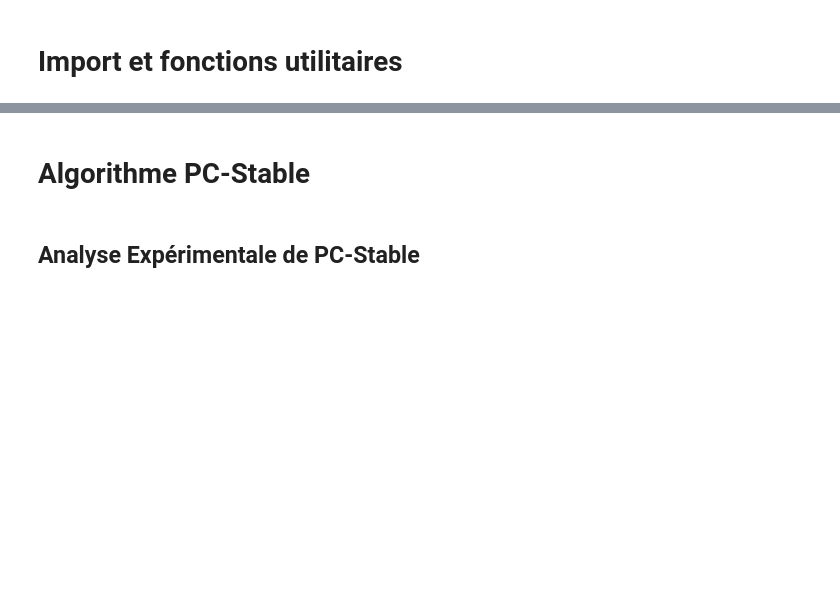
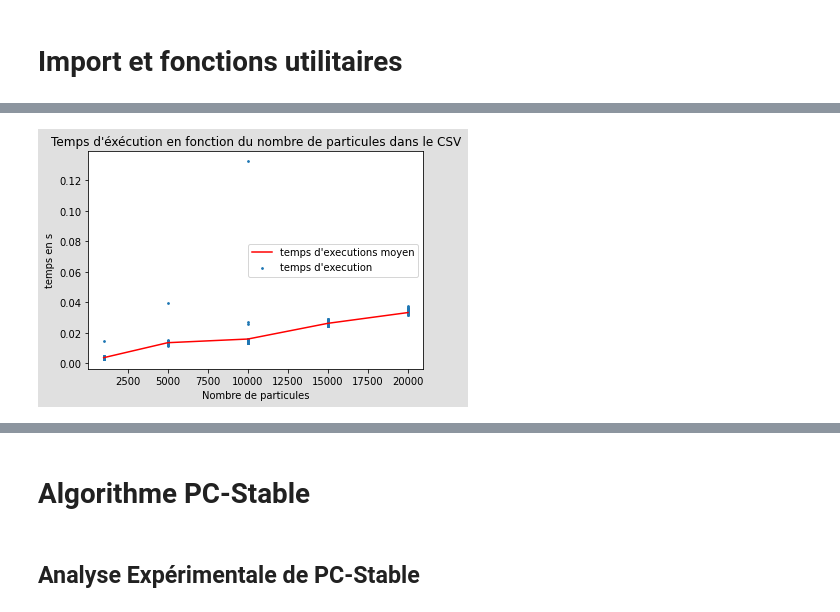
Before and after one commit to davidPinaud/BN_PCSTABLE, a Jupyter notebook: test_projet_MADI.ipynb, the cells around one changed output, grey strips where cells are left out. Drawn from its saved outputs; the diff is of its cells as text; code cells hidden in the pictures; blank space fills up the shorter version.

Commit message:
Fini tests parti PC

```diff
--- a/test_projet_MADI.ipynb
+++ b/test_projet_MADI.ipynb
@@ -117,0 +141,45 @@ Graphe 1 : non orienté complet ------ Graphe 2 : après phase 1 ------ Graphe 3
+# %%
+#On teste l'algorithme quand le nombre de particules est de 1000, 5000, 10000, 15000 ou 20000
+list_nb_particules=[1000,5000,10000,15000,20000]
+#On fait 100 expériences pour chaque nombre de particules
+nb_apprentissage_par_n=100
+
+criteres_all=[]
+#Pour chaque nombre de particules
+for n in list_nb_particules:
+    #Génerer le nombre de noeuds/arcs aléatoirement entre 5 et 10
+    n_nodes=random.randint(5,10)
+    n_arcs=int(n_nodes*1.25)
+    #Génerer le BN aléatoirement et le CSV
+    bn=genRandomBN(n,n_nodes, n_arcs, n_modmax=4,name_out="test.csv")
+    #On créer un nombre nb_apprentissage_par_n de BN
+    for _ in range(nb_apprentissage_par_n):
+        #Appel de PC
+        _,duration=learn_PC(bn,csvFilePath="test.csv",verbose=False)
+        criteres=dict()
+        criteres["duration"]=duration
+        criteres["nb_particule"]=n
+        criteres_all.append(criteres)
+#Calcul du temps moyen pour chaque nombre de particules
+bnx=[criteres["nb_particule"] for criteres in criteres_all]
+bny=[criteres["duration"] for criteres in criteres_all]
+list_moy_selon_nb_particules=[]
+for n in list_nb_particules:
+    moy=0
+    i=0
+    for criteres in criteres_all:
+        if(criteres["nb_particule"]==n):
+            moy+=criteres["duration"]
+            i+=1
+    list_moy_selon_nb_particules.append(moy/i)
+# %%
+#Plot nombre particules/ Temps en s d'execution
+scat=plt.scatter(bnx,bny,label="temps d'execution",s=3)
+line=plt.plot(list_nb_particules,list_moy_selon_nb_particules,c='r',label="temps d'executions moyen")
+plt.title("Temps d'éxécution en fonction du nombre de particules dans le CSV")
+plt.xlabel("Nombre de particules")
+plt.ylabel("temps en s")
+plt.legend()
+plt.show()
+# %% [output]
+[figure, added]
```
Also changed, not shown: parts of 14 cells of this notebook, 2 other files.
